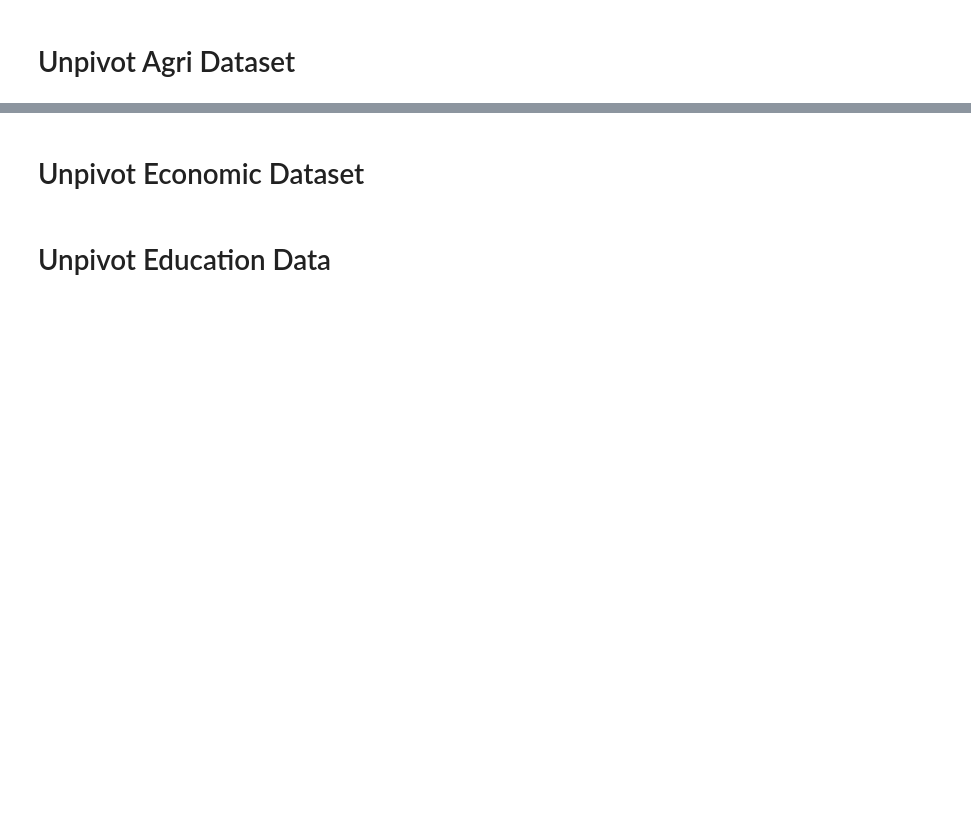
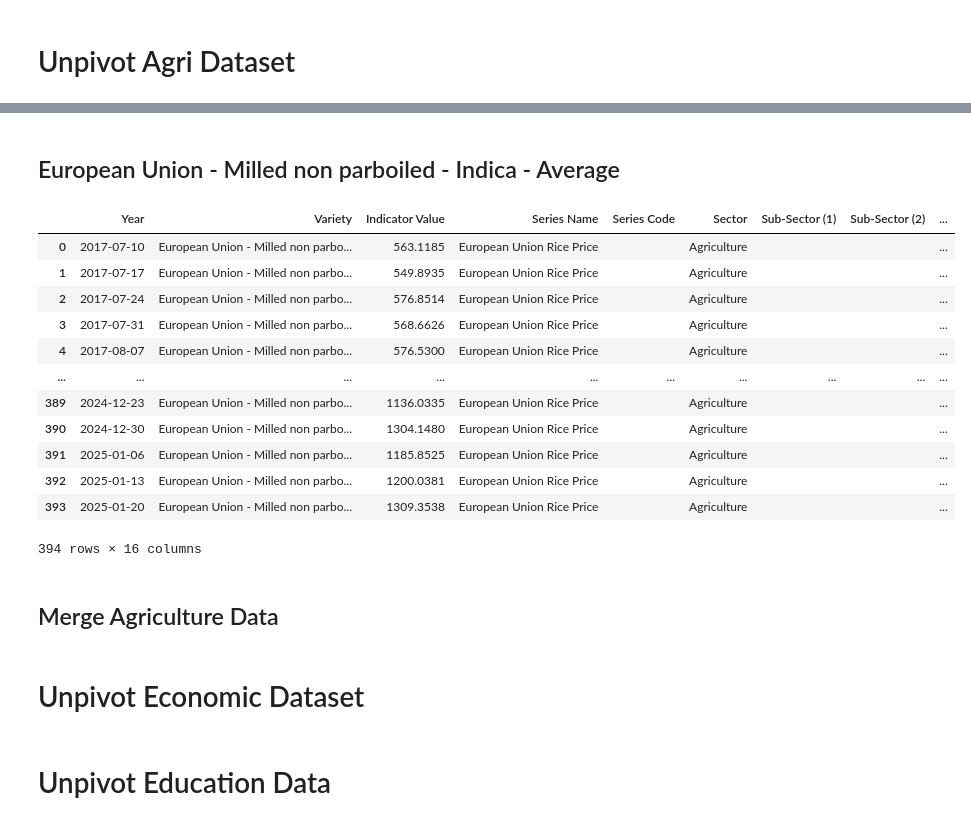
Before and after one commit to whatanakKean/cdri-data-hub-web-view, a Jupyter notebook: src/etl/experiments.ipynb, the cells around one changed output, grey strips where cells are left out. Drawn from its saved outputs; the diff is of its cells as text; code cells hidden in the pictures; blank space fills up the shorter version.

```diff
--- a/src/etl/experiments.ipynb
+++ b/src/etl/experiments.ipynb
@@ -71,0 +209,47 @@ conn.close()
+# %% [markdown]
+## European Union - Milled non parboiled - Indica - Average
+# %%
+import pandas as pd
+import sqlite3
+
+# Step 1: Read the data
+european_indica_average = pd.read_excel("./raw agriculture & economic/Rice Price_v4a.xlsx", sheet_name="European Union - Milled non (2)")
+
+
+european_indica_average = european_indica_average.rename(columns={"Rice variety": "Variety"})
+european_indica_average = european_indica_average.rename(columns={"Price (€/Tonne)": "Indicator Value"})
+european_indica_average = european_indica_average.rename(columns={"Reference Period": "Year"})
+
+# Add Columns
+european_indica_average["Series Name"] = "European Union Rice Price"
+european_indica_average["Series Code"] = ""
+european_indica_average["Sector"] = "Agriculture"
+european_indica_average["Sub-Sector (1)"] = ""
+european_indica_average["Sub-Sector (2)"] = ""
+european_indica_average["Source"] = ""
+european_indica_average["Latitude"] = ""
+european_indica_average["Longtitude"] = ""
+european_indica_average["Indicator"] = "Average Price"
+european_indica_average["Indicator Unit"] = "£/Tonne"
+
+european_indica_average["Province"] = ""
+european_indica_average["Markets"] = ""
+european_indica_average["Pro code"] = ""
+
+european_indica_average
+# %% [output]
+|  | Year | Variety | Indicator Value | Series Name | Series Code | Sector | Sub-Sector (1) | Sub-Sector (2) | ... |
+| 0 | 2017-07-10 | European Union - Milled non parbo... | 563.1185 | European Union Rice Price |  | Agriculture |  |  | ... |
+| 1 | 2017-07-17 | European Union - Milled non parbo... | 549.8935 | European Union Rice Price |  | Agriculture |  |  | ... |
+| 2 | 2017-07-24 | European Union - Milled non parbo... | 576.8514 | European Union Rice Price |  | Agriculture |  |  | ... |
+| 3 | 2017-07-31 | European Union - Milled non parbo... | 568.6626 | European Union Rice Price |  | Agriculture |  |  | ... |
+| 4 | 2017-08-07 | European Union - Milled non parbo... | 576.5300 | European Union Rice Price |  | Agriculture |  |  | ... |
+| ... | ... | ... | ... | ... | ... | ... | ... | ... | ... |
+| 389 | 2024-12-23 | European Union - Milled non parbo... | 1136.0335 | European Union Rice Price |  | Agriculture |  |  | ... |
+| 390 | 2024-12-30 | European Union - Milled non parbo... | 1304.1480 | European Union Rice Price |  | Agriculture |  |  | ... |
+| 391 | 2025-01-06 | European Union - Milled non parbo... | 1185.8525 | European Union Rice Price |  | Agriculture |  |  | ... |
+| 392 | 2025-01-13 | European Union - Milled non parbo... | 1200.0381 | European Union Rice Price |  | Agriculture |  |  | ... |
+| 393 | 2025-01-20 | European Union - Milled non parbo... | 1309.3538 | European Union Rice Price |  | Agriculture |  |  | ... |
+394 rows × 16 columns
+# %% [markdown]
+## Merge Agriculture Data
```
Also changed, not shown: parts of 24 cells of this notebook, 15 other files.
